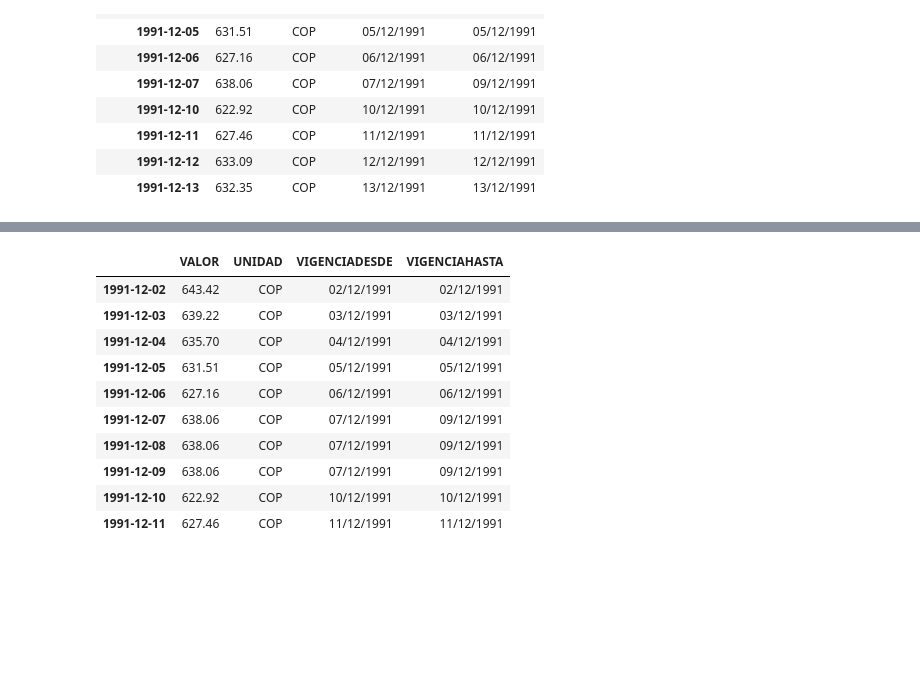
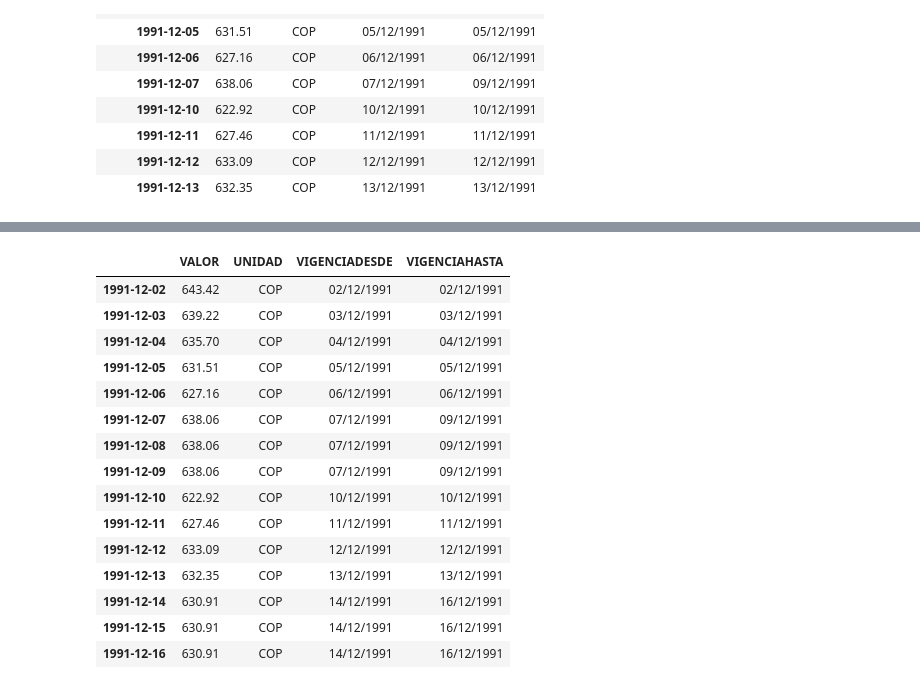
Before and after one commit to sergiolaverde0/fp_sub_IA, a Jupyter notebook: Trabajo_final_JARR_JAJE_SAL.ipynb, the cells around one changed output, grey strips where cells are left out. Saved outputs shown, nothing was run; the diff lists cells and outputs as text; code cells hidden in the pictures; blank space fills up the shorter version.

```diff
--- a/Trabajo_final_JARR_JAJE_SAL.ipynb
+++ b/Trabajo_final_JARR_JAJE_SAL.ipynb
@@ -33,9 +135,9 @@ data.head(10)
 | 1991-12-12 | 633.09 | COP | 12/12/1991 | 12/12/1991 |
 | 1991-12-13 | 632.35 | COP | 13/12/1991 | 13/12/1991 |
 # %%
-fill_dates = pd.date_range(min(data.index), max(data.index))
-data = data.reindex(fill_dates)
-data.head(10)
+full_dates = pd.date_range(min(data.index), max(data.index)) # Se crea fechas intermedias, incluso las que no estaban
+data = data.reindex(full_dates) #Cambia el índice del DataFrame para que incluya todas las fechas en full_dates.
+data.head(15)
 # %% [output]
 |  | VALOR | UNIDAD | VIGENCIADESDE | VIGENCIAHASTA |
 | 1991-12-02 | 643.42 | COP | 02/12/1991 | 02/12/1991 |
@@ -51,15 +163,20 @@ data.head(10)
 # %%
-data.ffill(inplace=True)
-data.head(10)
+data.ffill(inplace=True) # Rellena los valores faltantes (NaN) con el último valor disponible.
+data.head(15)
 # %% [output]
 |  | VALOR | UNIDAD | VIGENCIADESDE | VIGENCIAHASTA |
 | 1991-12-02 | 643.42 | COP | 02/12/1991 | 02/12/1991 |
 | 1991-12-03 | 639.22 | COP | 03/12/1991 | 03/12/1991 |
 | 1991-12-04 | 635.70 | COP | 04/12/1991 | 04/12/1991 |
 | 1991-12-05 | 631.51 | COP | 05/12/1991 | 05/12/1991 |
 | 1991-12-06 | 627.16 | COP | 06/12/1991 | 06/12/1991 |
 | 1991-12-07 | 638.06 | COP | 07/12/1991 | 09/12/1991 |
 | 1991-12-08 | 638.06 | COP | 07/12/1991 | 09/12/1991 |
 | 1991-12-09 | 638.06 | COP | 07/12/1991 | 09/12/1991 |
 | 1991-12-10 | 622.92 | COP | 10/12/1991 | 10/12/1991 |
 | 1991-12-11 | 627.46 | COP | 11/12/1991 | 11/12/1991 |
+| 1991-12-12 | 633.09 | COP | 12/12/1991 | 12/12/1991 |
+| 1991-12-13 | 632.35 | COP | 13/12/1991 | 13/12/1991 |
+| 1991-12-14 | 630.91 | COP | 14/12/1991 | 16/12/1991 |
+| 1991-12-15 | 630.91 | COP | 14/12/1991 | 16/12/1991 |
+| 1991-12-16 | 630.91 | COP | 14/12/1991 | 16/12/1991 |
```
Also changed, not shown: parts of 19 cells of this notebook, 2 other files.
